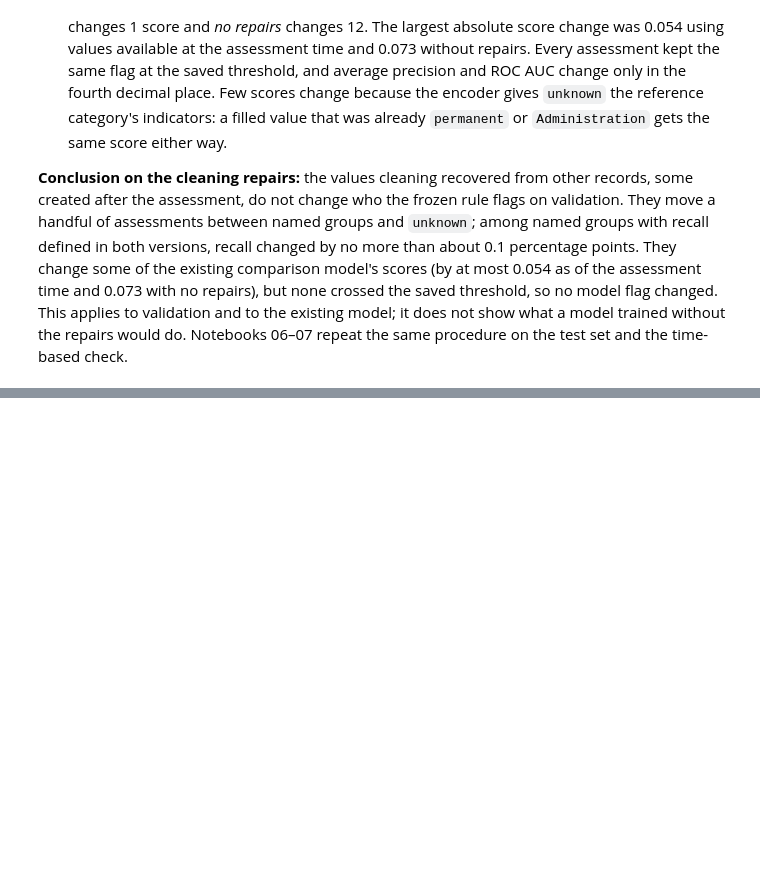
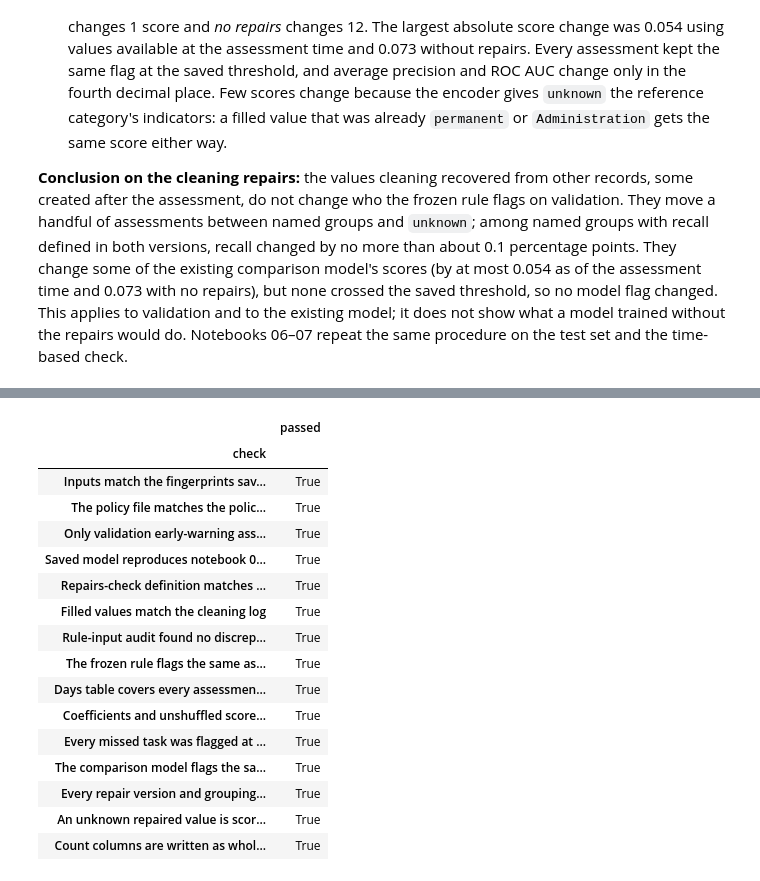
Before and after one commit to isabellemclean1001-blip/AIDA_Izzy_HR_Onboarding_Project-review, a Jupyter notebook: AIDA-1141/final-project/analysis/05_interpretation.ipynb, the cells around one changed output, grey strips where cells are left out. Cells and saved outputs as stored; diff of their text form; code cells hidden in the pictures; blank space fills up the shorter version.

Commit message:
AIDA 1141 final project: notebook 05 complete, checks, summary, outputs and figures (data v2)

```diff
--- a/AIDA-1141/final-project/analysis/05_interpretation.ipynb
+++ b/AIDA-1141/final-project/analysis/05_interpretation.ipynb
@@ -779,0 +782,85 @@ display(repair_model.drop(columns="data_version").round(4))
+# %%
+def whole_numbers(file, cols, allow_blank=False):
+    # Count columns are written as whole numbers (blank allowed only where a value does not apply)
+    values = read(OUTPUT_DIR / file)[cols]
+    pattern = r"\d*" if allow_blank else r"\d+"
+    return bool(values.apply(lambda c: c.str.fullmatch(pattern, na=False)).all().all())
+
+
+saved_counts = {
+    "repair_rule_audit.csv": ["assessments"],
+    "rule_by_days_validation.csv": ["assessments", "checkpoint_2", "at_risk", "not_at_risk"],
+    "missed_vs_same_day_numeric_validation.csv": ["assessments"],
+    "missed_vs_same_day_categories_validation.csv": ["missed at risk", "same day count, not at risk"],
+    "missed_task_follow_up_validation.csv": ["business_days_until_start_missed", "business_days_until_start_checkpoint_2"],
+    "repair_group_results_validation.csv": ["assessments", "at_risk", "flagged", "at_risk_flagged"],
+    "repair_model_rescoring_validation.csv": ["assessments", "at_risk", "flagged", "at_risk_flagged", "scores_changed",
+                                              "flags_changed", "rule_flags_changed", "assessments_with_unknown_value"],
+    "permutation_importance_validation.csv": ["repeats", "seed"],
+}
+timing_cols = [c for c in read(OUTPUT_DIR / "repair_counts.csv").columns if "available" in c or "conflicting" in c]
+count_cols = ["total", "employee_type_filled", "hiring_department_filled", "both_fields_filled", "either_field_filled"]
+
+checks = pd.Series({
+    "Inputs match the fingerprints saved with the frozen policy (notebook 04)":
+        {n: sha(p) for n, p in FILES.items()} == policy["fingerprints_sha256"],
+    "The policy file matches the policy loaded for this run, and policy a is selected":
+        json.loads((OUTPUT_DIR / "review_policy.json").read_text()) == policy and policy["chosen_policy"] == "a",
+    "Only validation early-warning assessments are used (no test employees)":
+        set(v["employee_id"].map(split_of)) == {"validation"} and bool(v["assessment_id"].is_unique)
+        and set(v["assessment_id"]) == set(eligible["assessment_id"]),
+    "Saved model reproduces notebook 02's validation scores":
+        bool(np.allclose(model.predict_proba(v[FEATURES])[:, 1], v["risk_probability"], rtol=0, atol=1e-12)),
+    "Repairs-check definition matches the saved, protected file":
+        json.loads(definition_file.read_text()) == definition,
+    "Filled values match the cleaning log":
+        all(int(filled[f].sum()) == next(s["rows"] for s in cleaning_info["steps"]
+                                         if s["step"] == "employee_level_value_filled" and s["field"] == f)
+            for f in REPAIRED_FIELDS),
+    "Rule-input audit found no discrepancies": bool((rule_audit.drop("validation early-warning assessments") == 0).all()),
+    "The frozen rule flags the same assessments in all three repair versions":
+        all(rule_flags[ver].equals(rule_flags["repaired"]) for ver in VERSIONS),
+    "Days table covers every assessment once and no band straddles the cutoff":
+        int(by_days["assessments"].sum()) == len(v) and all(not (lo <= DAYS_THRESHOLD < hi) for lo, hi, _ in BANDS),
+    "Coefficients and unshuffled scores match notebook 02's saved tables":
+        bool(np.allclose(terms.round(4), saved_coef.drop("intercept").loc[terms.index]))
+        and np.isclose(round(base["roc_auc"], 3), lr_02["ROC AUC"])
+        and np.isclose(round(base["average_precision"], 4), lr_02["average precision"]),
+    "Every missed task was flagged at a later checkpoint-2 assessment":
+        bool(follow_up["flagged_at_checkpoint_2"].astype(bool).all()
+             and (follow_up["assessed_at_checkpoint_2"] > follow_up["assessed_at_missed"]).all()),
+    "The comparison model flags the same assessments in all three repair versions":
+        all((scores[ver] >= MODEL_THRESHOLD).equals(scores["repaired"] >= MODEL_THRESHOLD) for ver in VERSIONS),
+    "Every repair version and grouping is present, and each covers every assessment once":
+        set(repair_groups.groupby(["version", "grouping"]).groups) == {(ver, f) for ver in VERSIONS for f in REPAIRED_FIELDS}
+        and bool((repair_groups.groupby(["version", "grouping"])["assessments"].sum() == len(v)).all()),
+    "An unknown repaired value is scored like the reference category":
+        all(np.allclose(model.predict_proba(model_inputs[ver].replace({f: {"unknown": reference[f]}
+                                                                      for f in REPAIRED_FIELDS}))[:, 1],
+                        scores[ver], rtol=0, atol=1e-12) for ver in ["as_of_assessment", "no_repairs"]),
+    "Count columns are written as whole numbers (presentation check)":
+        all(whole_numbers(f, cols) for f, cols in saved_counts.items())
+        and whole_numbers("repair_counts.csv", count_cols) and whole_numbers("repair_counts.csv", timing_cols, allow_blank=True),
+}, name="passed")
+checks.index.name = "check"
+checks.to_csv(OUTPUT_DIR / "checks_05.csv")
+display(checks.to_frame())
+assert checks.all(), "A check failed"
+# %% [output]
+|  | passed |
+| check |  |
+| Inputs match the fingerprints sav... | True |
+| The policy file matches the polic... | True |
+| Only validation early-warning ass... | True |
+| Saved model reproduces notebook 0... | True |
+| Repairs-check definition matches ... | True |
+| Filled values match the cleaning log | True |
+| Rule-input audit found no discrep... | True |
+| The frozen rule flags the same as... | True |
+| Days table covers every assessmen... | True |
+| Coefficients and unshuffled score... | True |
+| Every missed task was flagged at ... | True |
+| The comparison model flags the sa... | True |
+| Every repair version and grouping... | True |
+| An unknown repaired value is scor... | True |
+| Count columns are written as whol... | True |
```
Also changed, not shown: parts of 2 cells of this notebook, 15 other files.
